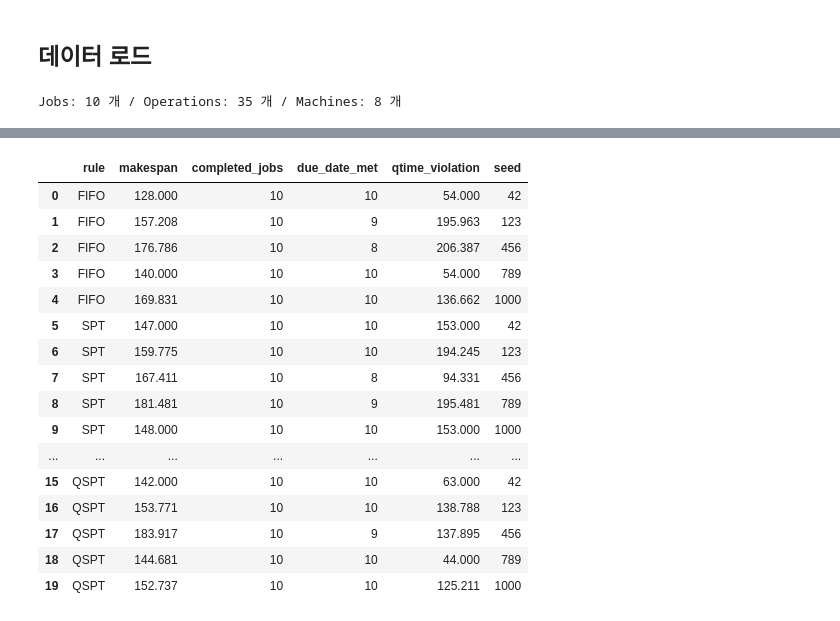
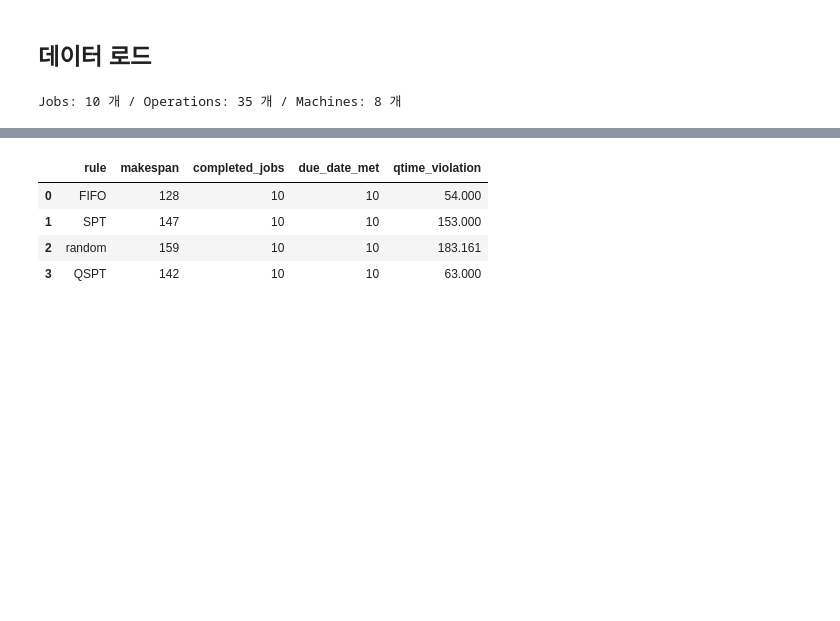
Before and after one commit to cryscham123/simulation_teamwork, a Jupyter notebook: result_compare(mean).ipynb, the cells around one changed output, grey strips where cells are left out. Drawn from its saved outputs; the diff is of its cells as text; code cells hidden in the pictures; blank space fills up the shorter version.

```diff
--- a/result_compare(mean).ipynb
+++ b/result_compare(mean).ipynb
@@ -42,58 +96,12 @@ Jobs: 10 개 / Operations: 35 개 / Machines: 8 개
 # %%
-def run_simulation(rule: str, seed: int = 42) -> dict:
-    random.seed(seed)
-    os.environ['MACHINE_CHOICE'] = rule
+SEED = 42
 
-    _env = simpy.Environment()
-    _logger = EventLogger(_env)
-    _scheduler = Scheduler(
-        env=_env,
-        data=data,
-        event_logger=_logger,
-        pm_hazard_threshold=float(PM_HAZARD_THRESHOLD),
-        qtime_urgency_factor=float(QTIME_URGENCY_FACTOR),
-    )
-    _env.run(until=_scheduler.job_chk_process)
+rows_p1 = []
+for rule in RULES:
+    random.seed(SEED)  # 룰마다 동일한 random state로 시작
+    rows_p1.append(run_simulation(rule))
 
-    completed, due_ok = 0, 0
-    for job in _scheduler._Scheduler__jobs:
-        completed += int(job.completed_time > 0.0)
-        due_ok    += int(job.is_in_due_date())
-
-    df_log = pd.DataFrame(_logger.logs)
-    qtime_map = data['operations'].set_index('op_id')['qtime']
-    waiting = (
-        df_log[(df_log['resource'] == 'job') & (df_log['op_id'].notna()) & (df_log['event'] == 'waiting')]
-        .groupby(['id', 'op_id'])['start'].min().reset_index().rename(columns={'id': 'job_id', 'start': 'waiting_start'})
-    )
-    working = (
-        df_log[(df_log['resource'] == 'job') & (df_log['op_id'].notna()) & (df_log['event'] == 'working')]
-        .groupby(['id', 'op_id'])['start'].max().reset_index().rename(columns={'id': 'job_id', 'start': 'working_start'})
-    )
-    qc = waiting.merge(working, on=['job_id', 'op_id'], how='inner')
-    qc['actual_wait'] = qc['working_start'] - qc['waiting_start']
-    qc['qtime_limit'] = qc['op_id'].map(qtime_map)
-    qc['violation']   = (qc['actual_wait'] - qc['qtime_limit']).clip(lower=0)
-    qtime_total = round(qc['violation'].sum(), 3)
-
-    return {
-        'rule':            rule,
-        'makespan':        round(_env.now, 3),
-        'completed_jobs':  completed,
-        'due_date_met':    due_ok,
-        'qtime_violation': qtime_total,
-    }
-
-RULES   = ['FIFO', 'SPT', 'random', 'QSPT']
-SEEDS   = [42, 123, 456, 789, 1000]
-
-rows = []
-for rule in RULES:
-    for seed in SEEDS:
-        row = run_simulation(rule, seed)
-        row['seed'] = seed
-        rows.append(row)
-
-df_all = pd.DataFrame(rows)
-display(df_all)
+df_p1 = pd.DataFrame(rows_p1)
+print(f"시드 고정({SEED}) 룰 비교")
+display(df_p1)
 # %% [output]
@@ -100,17 +109,5 @@ display(df_all)
-|  | rule | makespan | completed_jobs | due_date_met | qtime_violation | seed |
-| 0 | FIFO | 128.000 | 10 | 10 | 54.000 | 42 |
-| 1 | FIFO | 157.208 | 10 | 9 | 195.963 | 123 |
-| 2 | FIFO | 176.786 | 10 | 8 | 206.387 | 456 |
-| 3 | FIFO | 140.000 | 10 | 10 | 54.000 | 789 |
-| 4 | FIFO | 169.831 | 10 | 10 | 136.662 | 1000 |
-| 5 | SPT | 147.000 | 10 | 10 | 153.000 | 42 |
-| 6 | SPT | 159.775 | 10 | 10 | 194.245 | 123 |
-| 7 | SPT | 167.411 | 10 | 8 | 94.331 | 456 |
-| 8 | SPT | 181.481 | 10 | 9 | 195.481 | 789 |
-| 9 | SPT | 148.000 | 10 | 10 | 153.000 | 1000 |
-| ... | ... | ... | ... | ... | ... | ... |
-| 15 | QSPT | 142.000 | 10 | 10 | 63.000 | 42 |
-| 16 | QSPT | 153.771 | 10 | 10 | 138.788 | 123 |
-| 17 | QSPT | 183.917 | 10 | 9 | 137.895 | 456 |
-| 18 | QSPT | 144.681 | 10 | 10 | 44.000 | 789 |
-| 19 | QSPT | 152.737 | 10 | 10 | 125.211 | 1000 |
+|  | rule | makespan | completed_jobs | due_date_met | qtime_violation |
+| 0 | FIFO | 128 | 10 | 10 | 54.000 |
+| 1 | SPT | 147 | 10 | 10 | 153.000 |
+| 2 | random | 159 | 10 | 10 | 183.161 |
+| 3 | QSPT | 142 | 10 | 10 | 63.000 |
```
Also changed, not shown: parts of 9 cells of this notebook, 4 other files.
